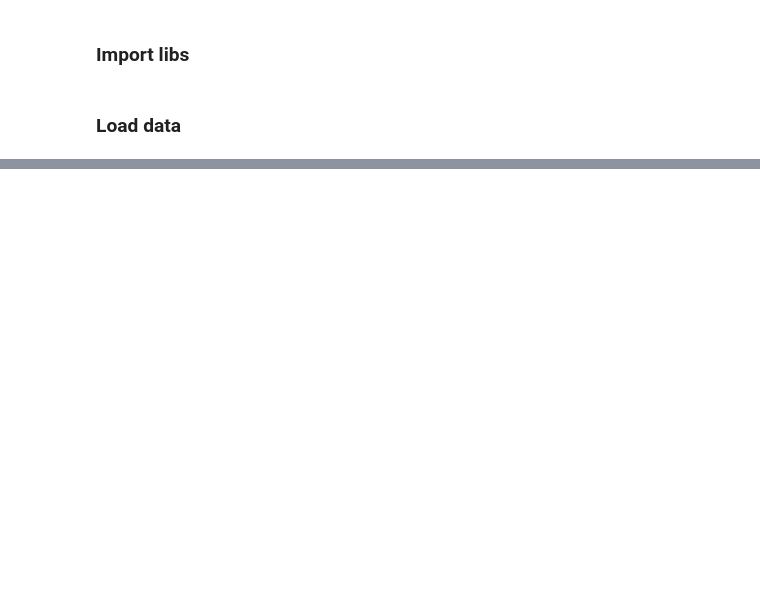
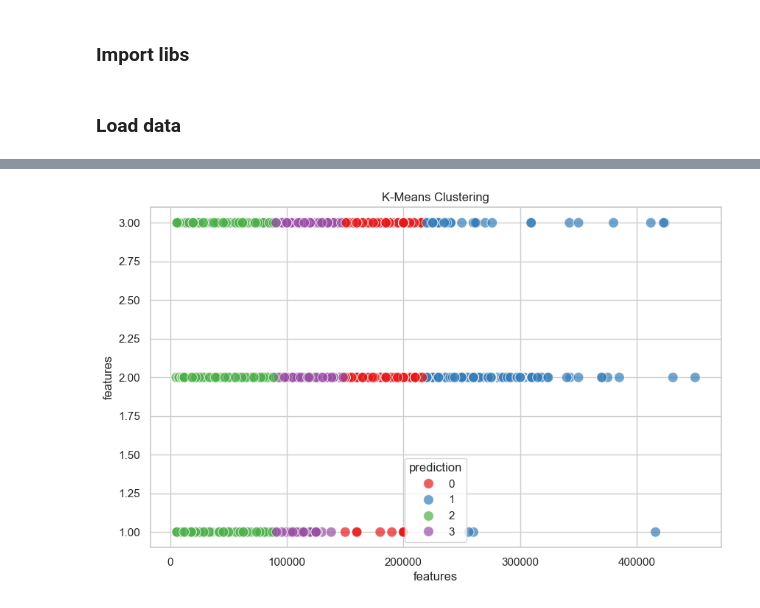
Before and after one commit to Suraj6E/BigData, a Jupyter notebook: assignment.ipynb, the cells around one changed output, grey strips where cells are left out. Drawn from its saved outputs; the diff is of its cells as text; code cells hidden in the pictures; blank space fills up the shorter version.

```diff
--- a/assignment.ipynb
+++ b/assignment.ipynb
@@ -56,0 +38,3 @@ GeocoderServiceError: 10054
+# %%
+spark = SparkSession.builder.appName('Assignment').getOrCreate()
+spark
@@ -56,0 +43,3 @@ GeocoderServiceError: 10054
+# %%
+spark_data = spark.read.option('header', 'true').csv("./data/ds_salaries.csv")
+spark_data.show()
@@ -56,0 +150,7 @@ GeocoderServiceError: 10054
+# %%
+
+# Scaling features
+scaler = StandardScaler(inputCol="features", outputCol="scaled_features")
+scaler_model = scaler.fit(spark_data_assembled)
+spark_data_scaled = scaler_model.transform(spark_data_assembled)
+spark_data_scaled.show(10)
@@ -56,0 +175,11 @@ GeocoderServiceError: 10054
+# %%
+from pyspark.ml.clustering import KMeans
+
+# KMeans model with k=4 clusters
+kmeans = KMeans().setK(4).setSeed(42)
+model = kmeans.fit(spark_data_scaled)
+
+# Add the cluster labels to the original DataFrame
+spark_data_result_kmean = model.transform(spark_data_scaled)
+
+spark_data_result_kmean.show(10)
@@ -56,0 +304,23 @@ GeocoderServiceError: 10054
+# %%
+import matplotlib.pyplot as plt
+import seaborn as sns
+
+# Extracting features and cluster labels from the result DataFrame
+features_and_clusters = spark_data_result_kmean.select("features", "prediction").toPandas()
+
+# Plotting the data using seaborn scatterplot
+sns.set(style="whitegrid")
+plt.figure(figsize=(10, 6))
+scatter_plot = sns.scatterplot(
+    x=features_and_clusters["features"].apply(lambda x: x[0]),
+    y=features_and_clusters["features"].apply(lambda x: x[1]),
+    hue=features_and_clusters["prediction"],
+    palette="Set1",
+    s=100,
+    alpha=0.7,
+)
+
+scatter_plot.set_title("K-Means Clustering")
+plt.show()
+# %% [output]
+[figure, added]
```
Also changed, not shown: parts of 26 cells of this notebook.
